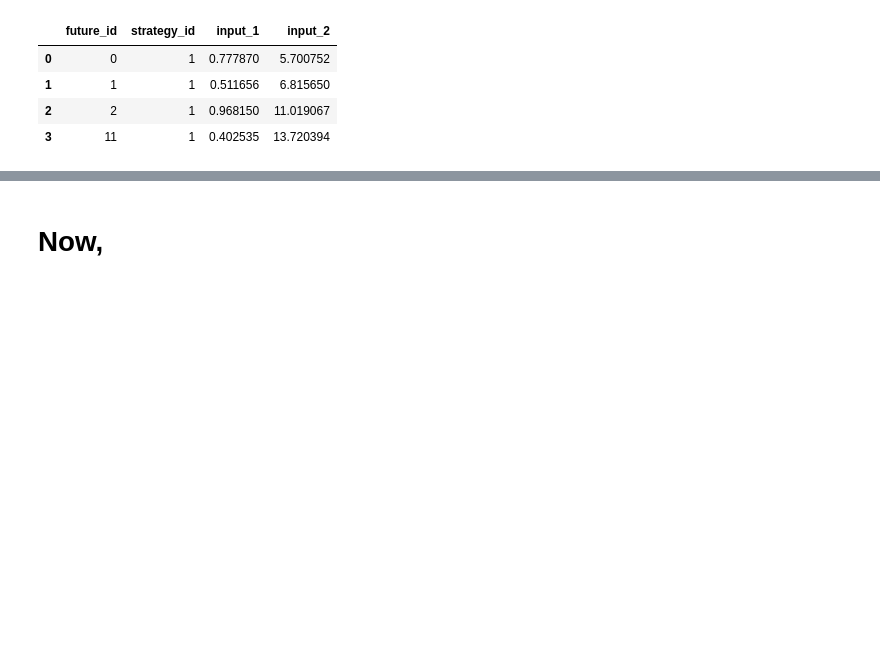
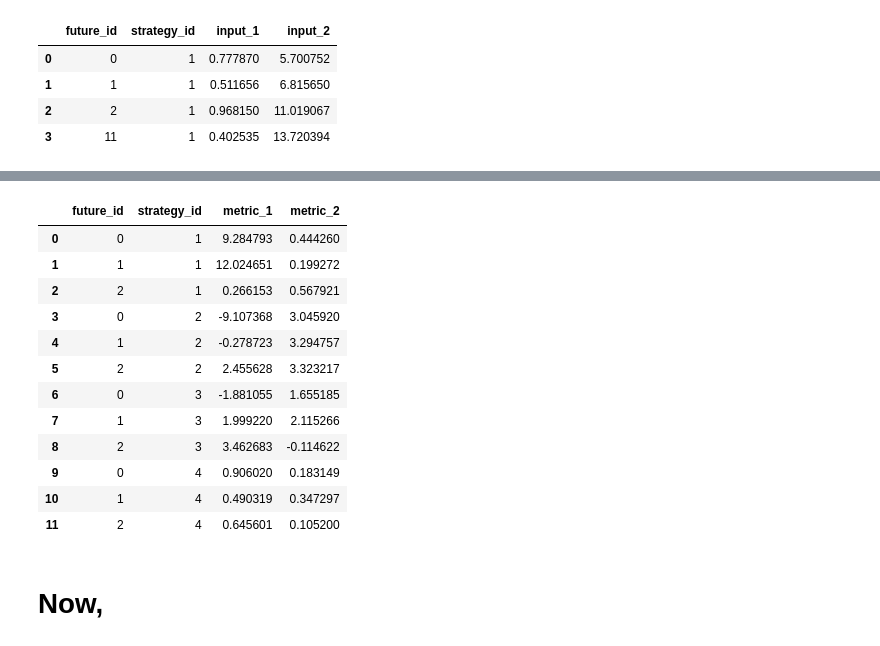
Before and after one commit to jcsyme/dmdu_scalable_computing_2023, a Jupyter notebook: workbooks/class_1_start.ipynb, the cells around one changed output, grey strips where cells are left out. Saved outputs shown, nothing was run; the diff lists cells and outputs as text; code cells hidden in the pictures; blank space fills up the shorter version.

```diff
--- a/workbooks/class_1_start.ipynb
+++ b/workbooks/class_1_start.ipynb
@@ -270,2 +307,18 @@ df2
+# %%
+df_output
+# %% [output]
+|  | future_id | strategy_id | metric_1 | metric_2 |
+| 0 | 0 | 1 | 9.284793 | 0.444260 |
+| 1 | 1 | 1 | 12.024651 | 0.199272 |
+| 2 | 2 | 1 | 0.266153 | 0.567921 |
+| 3 | 0 | 2 | -9.107368 | 3.045920 |
+| 4 | 1 | 2 | -0.278723 | 3.294757 |
+| 5 | 2 | 2 | 2.455628 | 3.323217 |
+| 6 | 0 | 3 | -1.881055 | 1.655185 |
+| 7 | 1 | 3 | 1.999220 | 2.115266 |
+| 8 | 2 | 3 | 3.462683 | -0.114622 |
+| 9 | 0 | 4 | 0.906020 | 0.183149 |
+| 10 | 1 | 4 | 0.490319 | 0.347297 |
+| 11 | 2 | 4 | 0.645601 | 0.105200 |
 # %% [markdown]
 # Now,
```
Also changed, not shown: parts of 18 cells of this notebook.
